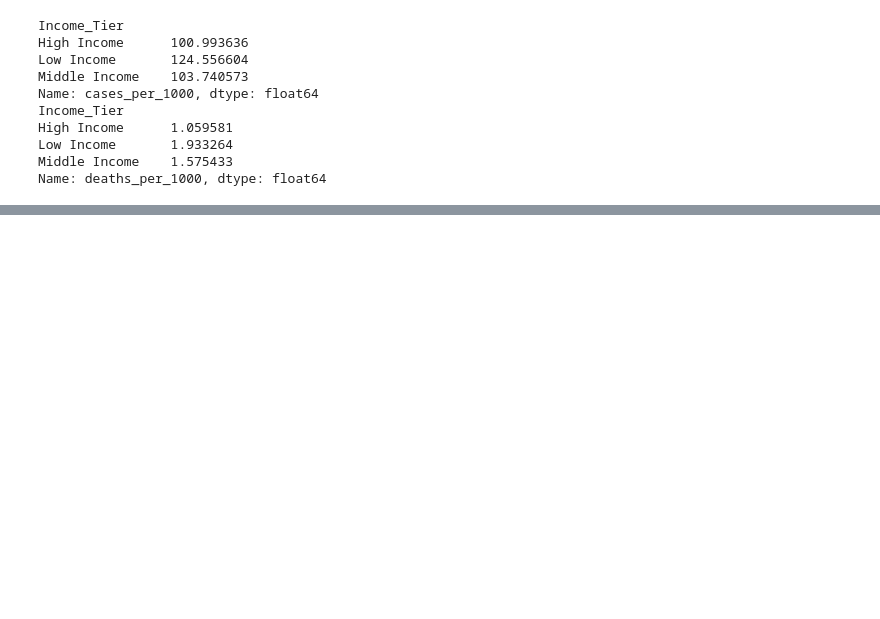
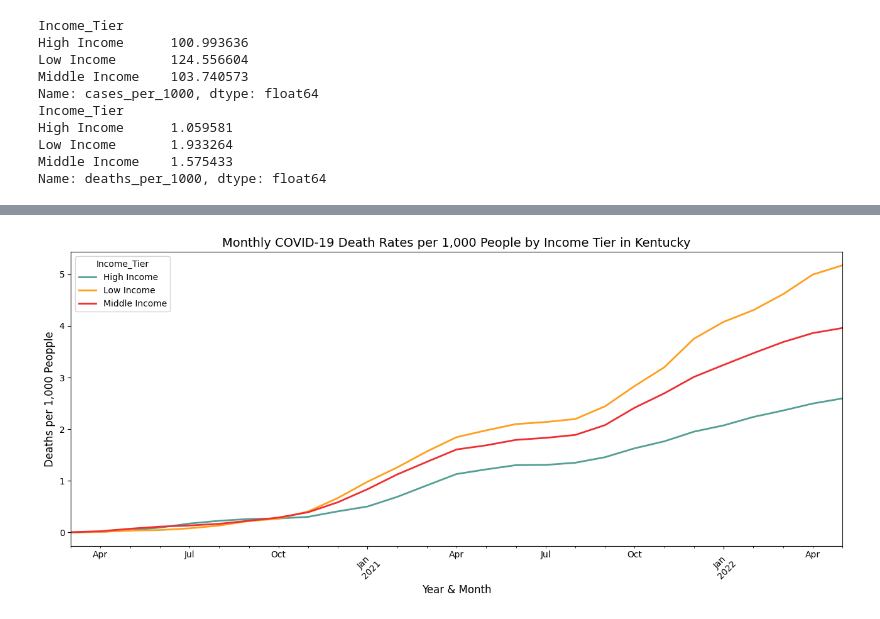
Before and after one commit to JonChadwell/covid_vs_income_ky, a Jupyter notebook: notebooks/covid_analysis.ipynb, the cells around one changed output, grey strips where cells are left out. Saved outputs shown, nothing was run; the diff lists cells and outputs as text; code cells hidden in the pictures; blank space fills up the shorter version.

```diff
--- a/notebooks/covid_analysis.ipynb
+++ b/notebooks/covid_analysis.ipynb
@@ -722,0 +820,12 @@ Name: deaths_per_1000, dtype: float64
+# %%
+#Creating a line plot to see how COVID-19 deaths per 1000 vary over time across different income groups
+monthly_deaths_per_1000 = merged_df.groupby(['year_month', 'Income_Tier'])['deaths_per_1000'].mean().unstack()
+monthly_deaths_per_1000.plot(kind='line', figsize=(13,6), linewidth=2, color = colors)
+plt.title('Monthly COVID-19 Death Rates per 1,000 People by Income Tier in Kentucky', fontsize=14)
+plt.xlabel('Year & Month', fontsize=12)
+plt.ylabel('Deaths per 1,000 Peopple', fontsize=12)
+plt.xticks(rotation=45)
+plt.tight_layout()
+plt.show()
+# %% [output]
+[figure, added]
```
Also changed, not shown: parts of 19 cells of this notebook, 3 other files.
